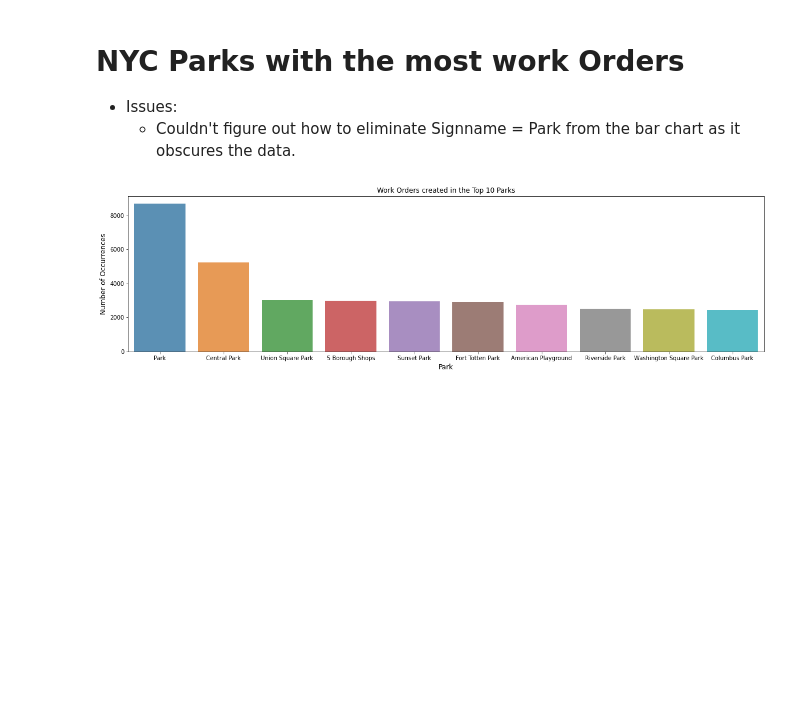
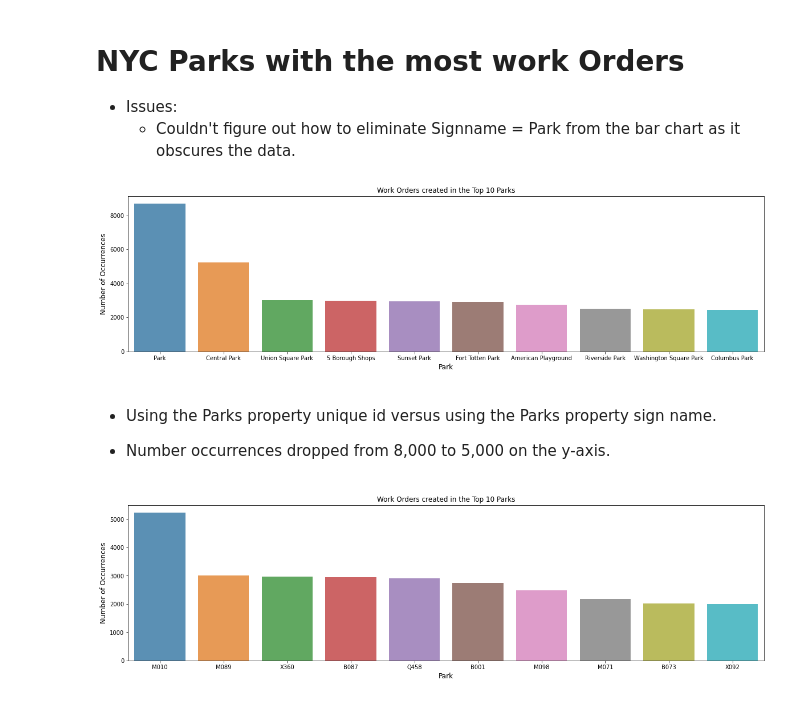
Before and after one commit to RitaRitaIsOOO/Parks_WO_Analysis, a Jupyter notebook: parks_wo.ipynb, the cells around one changed output. Saved outputs shown, nothing was run; the diff lists cells and outputs as text; code cells hidden in the pictures; blank space fills up the shorter version.

```diff
--- a/parks_wo.ipynb
+++ b/parks_wo.ipynb
@@ -396,3 +396,18 @@ plt.xlabel('Park', fontsize=12)
 plt.show()
 # %% [output]
 [figure]
+# %% [markdown]
+* Using the Parks property unique id versus using the Parks property sign name.
+
+* Number occurrences dropped from 8,000 to 5,000 on the y-axis.
+# %%
+year_count  = dpr_wo_final['GISPROPNUM'].value_counts()
+year_count = year_count[:10,]
+plt.figure(figsize=(20,5))
+sns.barplot(year_count.index, year_count.values, alpha=.8)
+plt.title('Work Orders created in the Top 10 Parks')
+plt.ylabel('Number of Occurrences', fontsize=12)
+plt.xlabel('Park', fontsize=12)
+plt.show()
+# %% [output]
+[figure, added]
```
Also changed, not shown: parts of 1 cell of this notebook.
